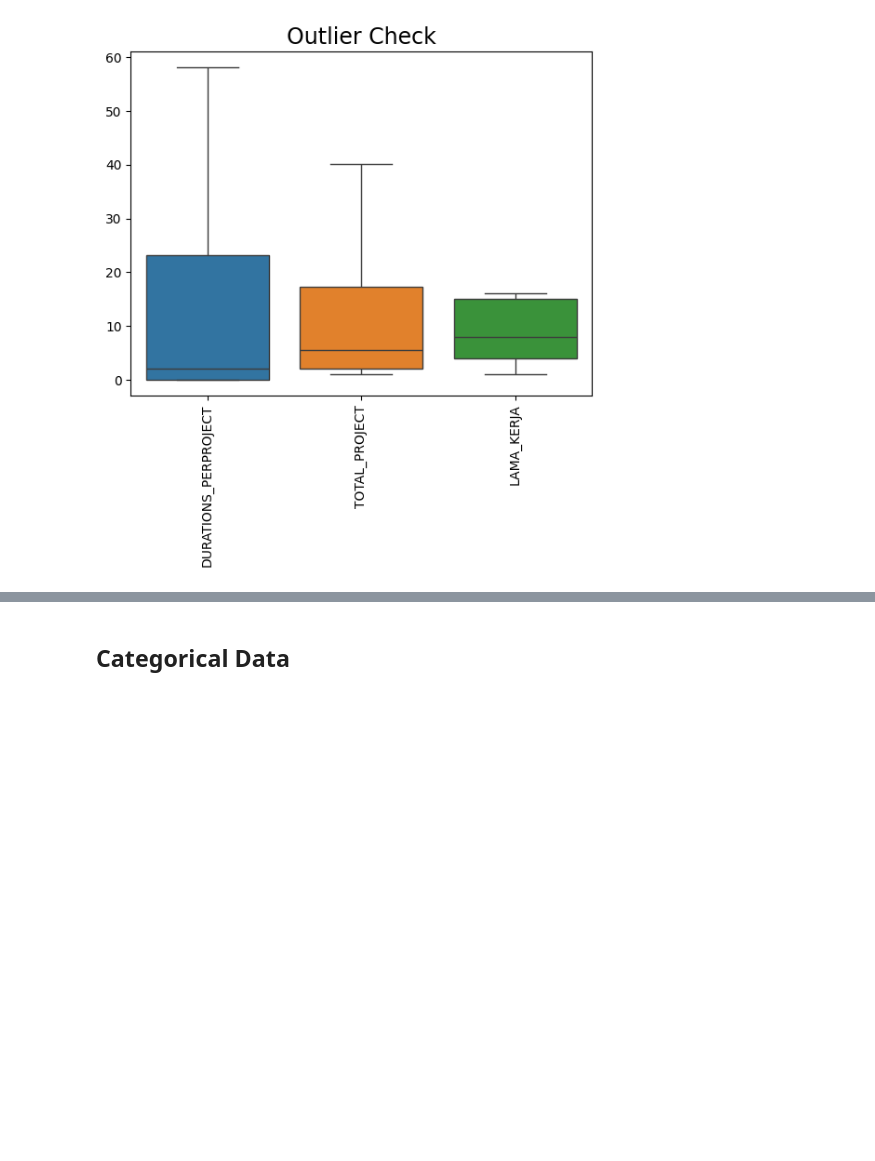
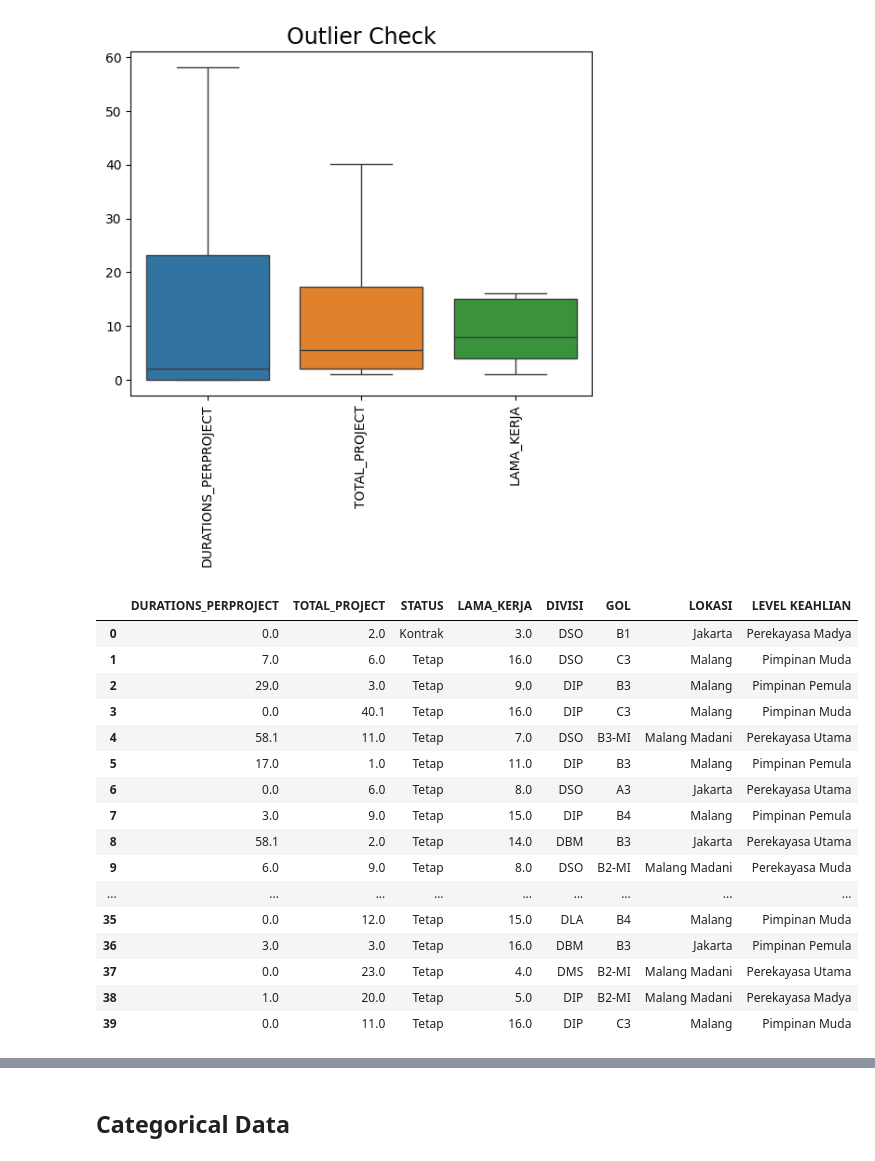
Before and after one commit to ghinamf/Prediksi-Kelas, a Jupyter notebook: modelClassifier.ipynb, the cells around one changed output, grey strips where cells are left out. Drawn from its saved outputs; the diff is of its cells as text; code cells hidden in the pictures; blank space fills up the shorter version.

```diff
--- a/modelClassifier.ipynb
+++ b/modelClassifier.ipynb
@@ -136,3 +136,23 @@ plt.xticks(rotation = 90)
 plt.show()
 # %% [output]
 [figure]
+# %%
+df.round(1)
+# %% [output]
+|  | DURATIONS_PERPROJECT | TOTAL_PROJECT | STATUS | LAMA_KERJA | DIVISI | GOL | LOKASI | LEVEL KEAHLIAN |
+| 0 | 0.0 | 2.0 | Kontrak | 3.0 | DSO | B1 | Jakarta | Perekayasa Madya |
+| 1 | 7.0 | 6.0 | Tetap | 16.0 | DSO | C3 | Malang | Pimpinan Muda |
+| 2 | 29.0 | 3.0 | Tetap | 9.0 | DIP | B3 | Malang | Pimpinan Pemula |
+| 3 | 0.0 | 40.1 | Tetap | 16.0 | DIP | C3 | Malang | Pimpinan Muda |
+| 4 | 58.1 | 11.0 | Tetap | 7.0 | DSO | B3-MI | Malang Madani | Perekayasa Utama |
+| 5 | 17.0 | 1.0 | Tetap | 11.0 | DIP | B3 | Malang | Pimpinan Pemula |
+| 6 | 0.0 | 6.0 | Tetap | 8.0 | DSO | A3 | Jakarta | Perekayasa Utama |
+| 7 | 3.0 | 9.0 | Tetap | 15.0 | DIP | B4 | Malang | Pimpinan Pemula |
+| 8 | 58.1 | 2.0 | Tetap | 14.0 | DBM | B3 | Jakarta | Perekayasa Utama |
+| 9 | 6.0 | 9.0 | Tetap | 8.0 | DSO | B2-MI | Malang Madani | Perekayasa Muda |
+| ... | ... | ... | ... | ... | ... | ... | ... | ... |
+| 35 | 0.0 | 12.0 | Tetap | 15.0 | DLA | B4 | Malang | Pimpinan Muda |
+| 36 | 3.0 | 3.0 | Tetap | 16.0 | DBM | B3 | Jakarta | Pimpinan Pemula |
+| 37 | 0.0 | 23.0 | Tetap | 4.0 | DMS | B2-MI | Malang Madani | Perekayasa Utama |
+| 38 | 1.0 | 20.0 | Tetap | 5.0 | DIP | B2-MI | Malang Madani | Perekayasa Madya |
+| 39 | 0.0 | 11.0 | Tetap | 16.0 | DIP | C3 | Malang | Pimpinan Muda |
```
Also changed, not shown: parts of 4 cells of this notebook, 3 other files.
